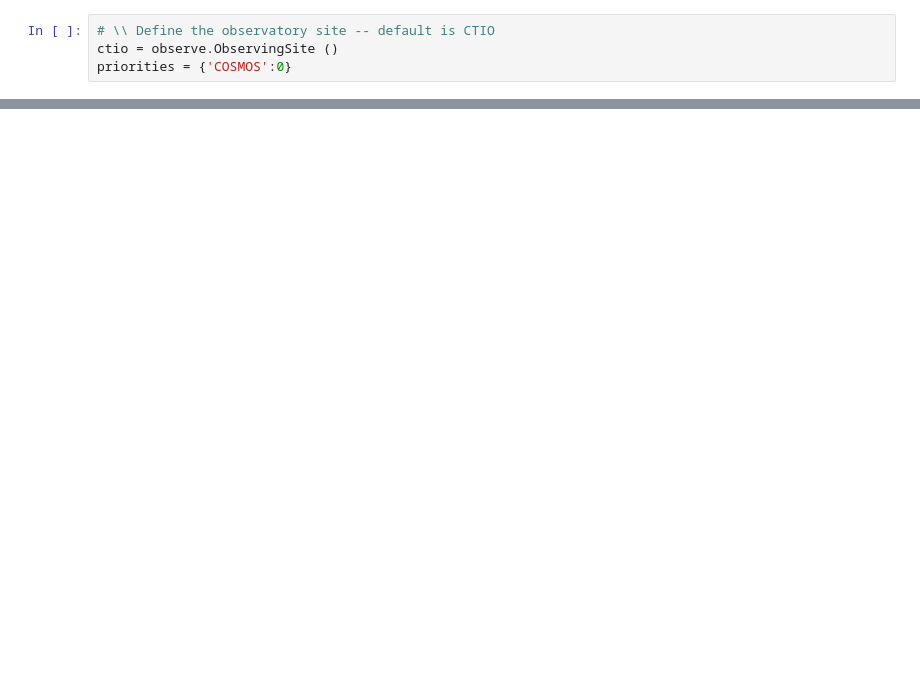
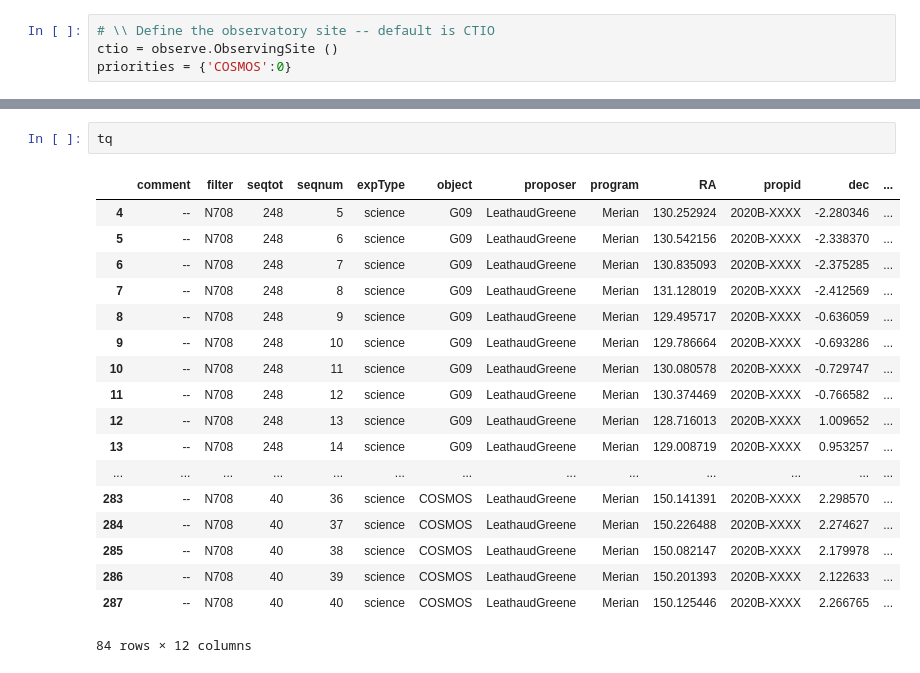
Before and after one commit to MerianSurvey/skipper, a Jupyter notebook: notebooks/COSMOSPlanningExample.ipynb, the cells around one changed output, grey strips where cells are left out. Saved outputs shown, nothing was run; the diff lists cells and outputs as text; blank space fills up the shorter version.

```diff
--- a/notebooks/COSMOSPlanningExample.ipynb
+++ b/notebooks/COSMOSPlanningExample.ipynb
@@ -151,0 +254,21 @@ val
+# %%
+tq
+# %% [output]
+|  | comment | filter | seqtot | seqnum | expType | object | proposer | program | RA | propid | dec | ... |
+| 4 | -- | N708 | 248 | 5 | science | G09 | LeathaudGreene | Merian | 130.252924 | 2020B-XXXX | -2.280346 | ... |
+| 5 | -- | N708 | 248 | 6 | science | G09 | LeathaudGreene | Merian | 130.542156 | 2020B-XXXX | -2.338370 | ... |
+| 6 | -- | N708 | 248 | 7 | science | G09 | LeathaudGreene | Merian | 130.835093 | 2020B-XXXX | -2.375285 | ... |
+| 7 | -- | N708 | 248 | 8 | science | G09 | LeathaudGreene | Merian | 131.128019 | 2020B-XXXX | -2.412569 | ... |
+| 8 | -- | N708 | 248 | 9 | science | G09 | LeathaudGreene | Merian | 129.495717 | 2020B-XXXX | -0.636059 | ... |
+| 9 | -- | N708 | 248 | 10 | science | G09 | LeathaudGreene | Merian | 129.786664 | 2020B-XXXX | -0.693286 | ... |
+| 10 | -- | N708 | 248 | 11 | science | G09 | LeathaudGreene | Merian | 130.080578 | 2020B-XXXX | -0.729747 | ... |
+| 11 | -- | N708 | 248 | 12 | science | G09 | LeathaudGreene | Merian | 130.374469 | 2020B-XXXX | -0.766582 | ... |
+| 12 | -- | N708 | 248 | 13 | science | G09 | LeathaudGreene | Merian | 128.716013 | 2020B-XXXX | 1.009652 | ... |
+| 13 | -- | N708 | 248 | 14 | science | G09 | LeathaudGreene | Merian | 129.008719 | 2020B-XXXX | 0.953257 | ... |
+| ... | ... | ... | ... | ... | ... | ... | ... | ... | ... | ... | ... | ... |
+| 283 | -- | N708 | 40 | 36 | science | COSMOS | LeathaudGreene | Merian | 150.141391 | 2020B-XXXX | 2.298570 | ... |
+| 284 | -- | N708 | 40 | 37 | science | COSMOS | LeathaudGreene | Merian | 150.226488 | 2020B-XXXX | 2.274627 | ... |
+| 285 | -- | N708 | 40 | 38 | science | COSMOS | LeathaudGreene | Merian | 150.082147 | 2020B-XXXX | 2.179978 | ... |
+| 286 | -- | N708 | 40 | 39 | science | COSMOS | LeathaudGreene | Merian | 150.201393 | 2020B-XXXX | 2.122633 | ... |
+| 287 | -- | N708 | 40 | 40 | science | COSMOS | LeathaudGreene | Merian | 150.125446 | 2020B-XXXX | 2.266765 | ... |
+84 rows × 12 columns
```
Also changed, not shown: parts of 19 cells of this notebook, 5 other files.
